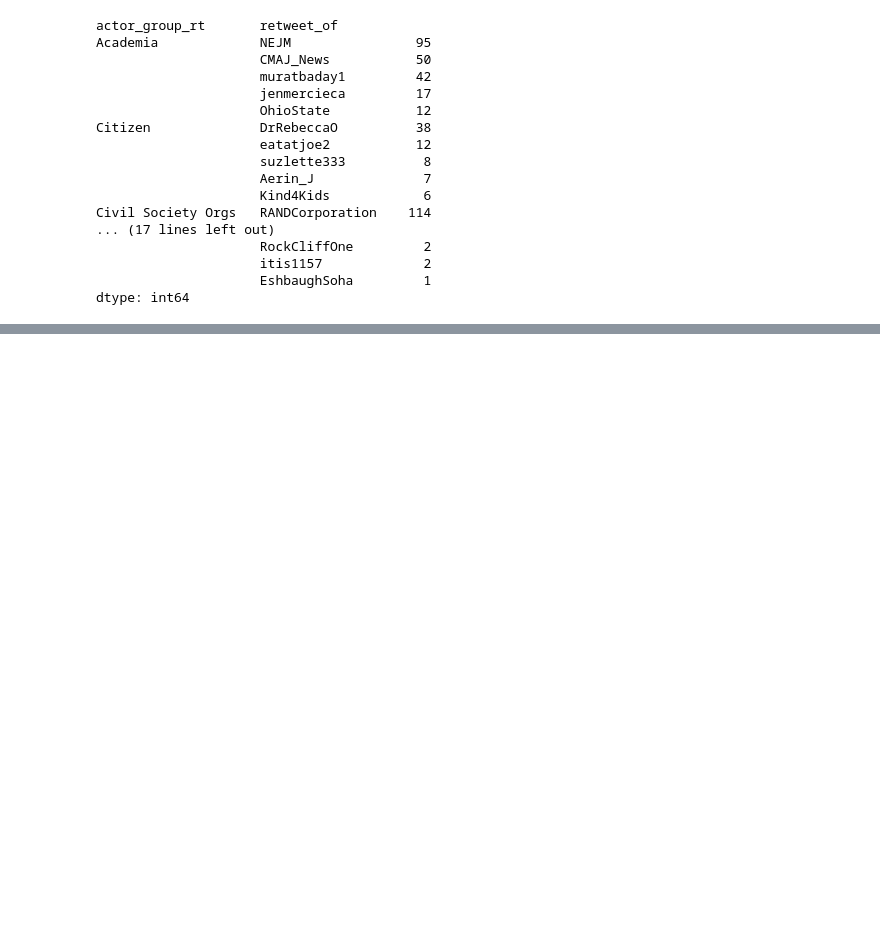
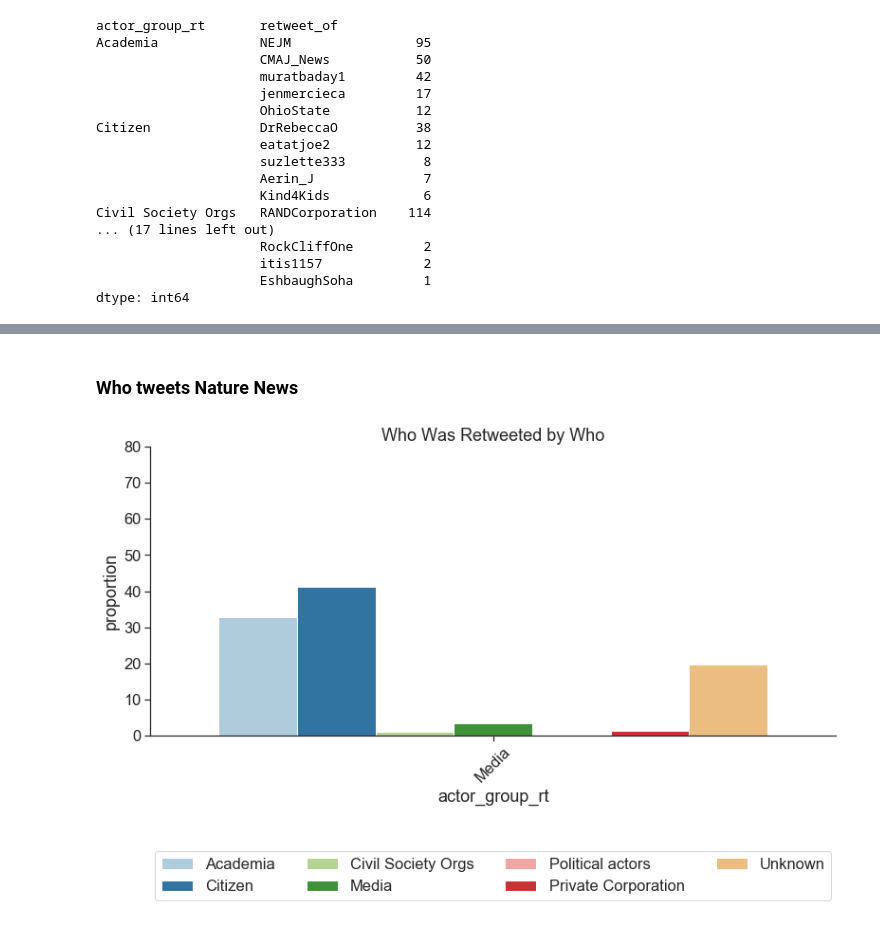
Before and after one commit to ScholCommLab/election-research-tweets, a Jupyter notebook: Election Tweet Analysis.ipynb, the cells around one changed output, grey strips where cells are left out. Cells and saved outputs as stored; diff of their text form; code cells hidden in the pictures; blank space fills up the shorter version.

```diff
--- a/Election Tweet Analysis.ipynb
+++ b/Election Tweet Analysis.ipynb
@@ -270,0 +306,6 @@ plt.savefig('who_RTs_who.png')
+# %% [markdown]
+### Who tweets Nature News
+# %%
+bars_who_rt_who(dfa[dfa.retweet_of=='NatureNews'], 'by')
+# %% [output]
+[figure, added]
```
Also changed, not shown: parts of 17 cells of this notebook.
